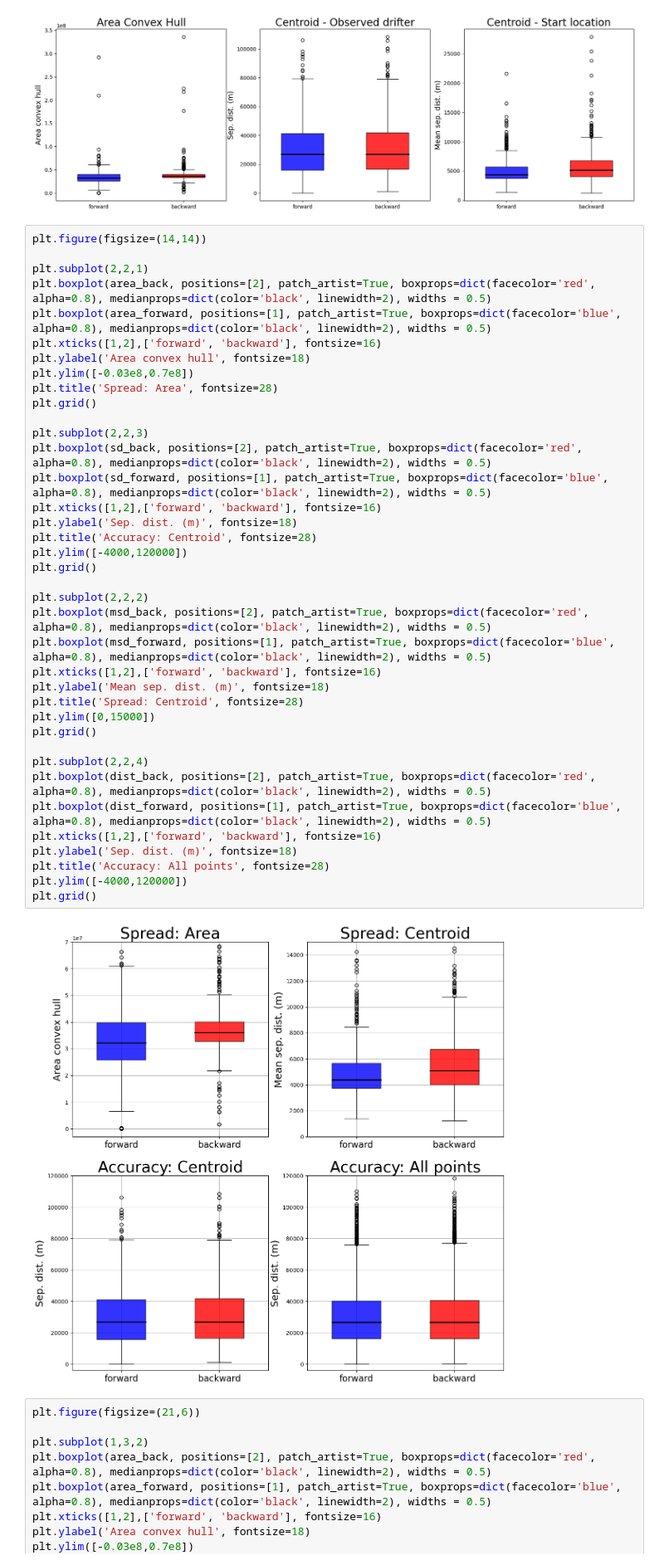
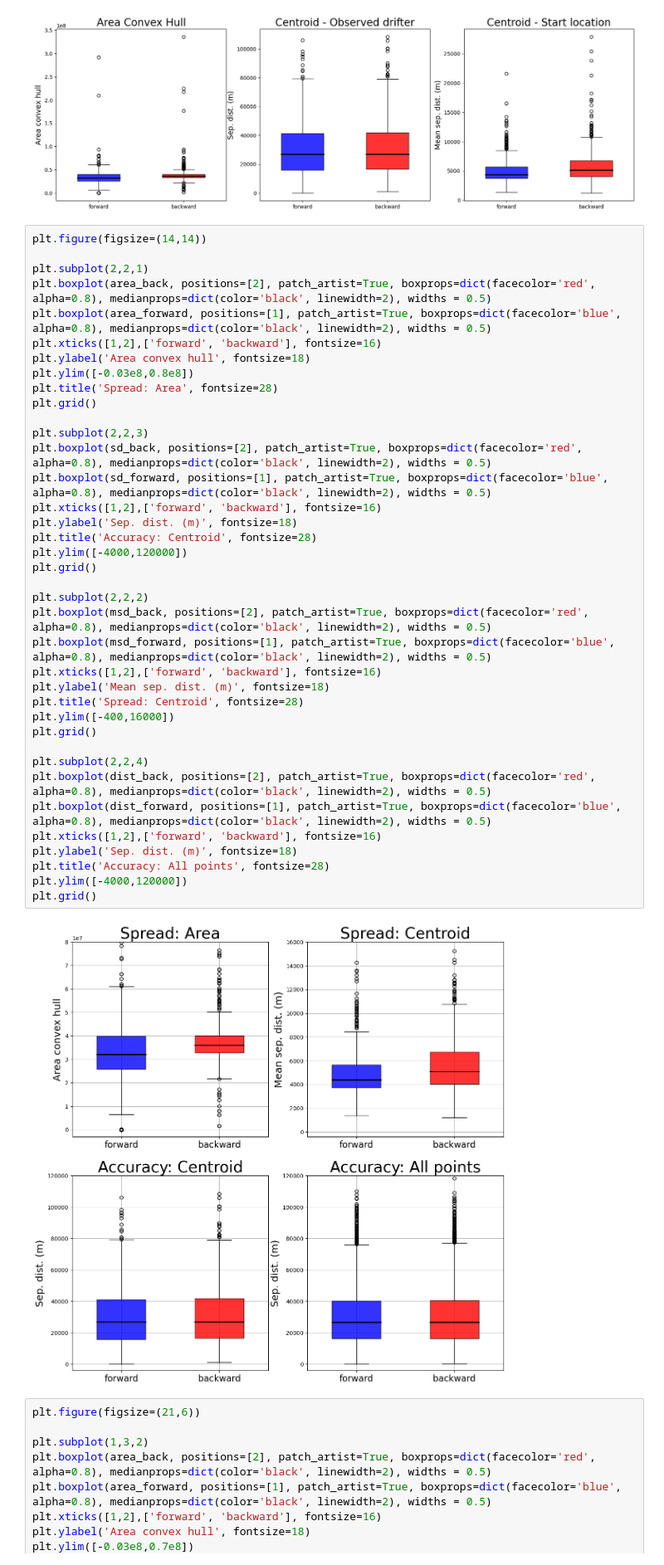
Before and after one commit to bentemoe/backtrack_opendrift, a Jupyter notebook: agulhas_opendrift_48h_sd_of_hits/Analysis_all_regions.ipynb, the cells around one changed output. Shown at 83% size. Saved outputs shown, nothing was run; the diff lists cells and outputs as text.

```diff
--- a/agulhas_opendrift_48h_sd_of_hits/Analysis_all_regions.ipynb
+++ b/agulhas_opendrift_48h_sd_of_hits/Analysis_all_regions.ipynb
@@ -172,38 +172,38 @@ plt.boxplot(area_back, positions=[2], patch_artist=True, boxprops=dict(facecolor
 plt.boxplot(area_forward, positions=[1], patch_artist=True, boxprops=dict(facecolor='blue', alpha=0.8), medianprops=dict(color='black', linewidth=2), widths = 0.5)
 plt.xticks([1,2],['forward', 'backward'], fontsize=16)
 plt.ylabel('Area convex hull', fontsize=18)
-plt.ylim([-0.03e8,0.7e8])
+plt.ylim([-0.03e8,0.8e8])
 plt.title('Spread: Area', fontsize=28)
 plt.grid()
 
 plt.subplot(2,2,3)
 plt.boxplot(sd_back, positions=[2], patch_artist=True, boxprops=dict(facecolor='red', alpha=0.8), medianprops=dict(color='black', linewidth=2), widths = 0.5)
 plt.boxplot(sd_forward, positions=[1], patch_artist=True, boxprops=dict(facecolor='blue', alpha=0.8), medianprops=dict(color='black', linewidth=2), widths = 0.5)
 plt.xticks([1,2],['forward', 'backward'], fontsize=16)
 plt.ylabel('Sep. dist. (m)', fontsize=18)
 plt.title('Accuracy: Centroid', fontsize=28)
 plt.ylim([-4000,120000])
 plt.grid()
 
 plt.subplot(2,2,2)
 plt.boxplot(msd_back, positions=[2], patch_artist=True, boxprops=dict(facecolor='red', alpha=0.8), medianprops=dict(color='black', linewidth=2), widths = 0.5)
 plt.boxplot(msd_forward, positions=[1], patch_artist=True, boxprops=dict(facecolor='blue', alpha=0.8), medianprops=dict(color='black', linewidth=2), widths = 0.5)
 plt.xticks([1,2],['forward', 'backward'], fontsize=16)
 plt.ylabel('Mean sep. dist. (m)', fontsize=18)
 plt.title('Spread: Centroid', fontsize=28)
-plt.ylim([0,15000])
+plt.ylim([-400,16000])
 plt.grid()
 
 plt.subplot(2,2,4)
 plt.boxplot(dist_back, positions=[2], patch_artist=True, boxprops=dict(facecolor='red', alpha=0.8), medianprops=dict(color='black', linewidth=2), widths = 0.5)
 plt.boxplot(dist_forward, positions=[1], patch_artist=True, boxprops=dict(facecolor='blue', alpha=0.8), medianprops=dict(color='black', linewidth=2), widths = 0.5)
 plt.xticks([1,2],['forward', 'backward'], fontsize=16)
 plt.ylabel('Sep. dist. (m)', fontsize=18)
 plt.title('Accuracy: All points', fontsize=28)
 plt.ylim([-4000,120000])
 plt.grid()
 # %% [output]
-[figure, old version]
+[figure, new version]
 # %%
 plt.figure(figsize=(21,6))
 
```
Also changed, not shown: 1 other file.
